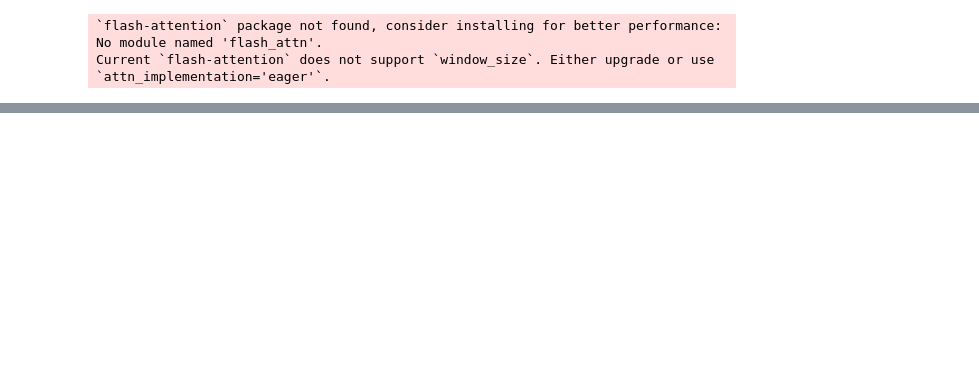
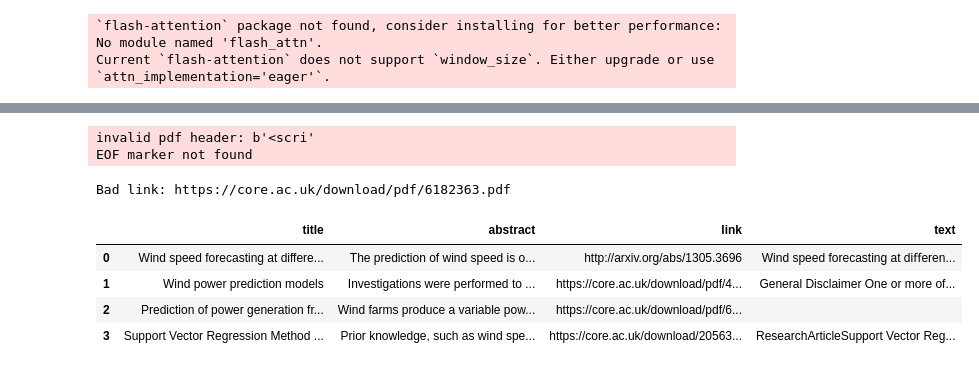
Before and after one commit to AlexWycoff/paper, a Jupyter notebook: Phi Analysis.ipynb, the cells around one changed output, grey strips where cells are left out. Drawn from its saved outputs; the diff is of its cells as text; code cells hidden in the pictures; blank space fills up the shorter version.

```diff
--- a/Phi Analysis.ipynb
+++ b/Phi Analysis.ipynb
@@ -38,0 +40,12 @@ You are not running the flash-attention implementation, expect numerical differe
+# %%
+paper_df = core_query("wind+speed+prediction", 10)
+display(paper_df)
+# %% [output]
+invalid pdf header: b'<scri'
+EOF marker not found
+Bad link: https://core.ac.uk/download/pdf/6182363.pdf
+|  | title | abstract | link | text |
+| 0 | Wind speed forecasting at differe... | The prediction of wind speed is o... | http://arxiv.org/abs/1305.3696 | Wind speed forecasting at diﬀeren... |
+| 1 | Wind power prediction models | Investigations were performed to ... | https://core.ac.uk/download/pdf/4... | General Disclaimer One or more of... |
+| 2 | Prediction of power generation fr... | Wind farms produce a variable pow... | https://core.ac.uk/download/pdf/6... |  |
+| 3 | Support Vector Regression Method ... | Prior knowledge, such as wind spe... | https://core.ac.uk/download/20563... | ResearchArticleSupport Vector Reg... |
```
Also changed, not shown: parts of 4 cells of this notebook, 1 other file.
